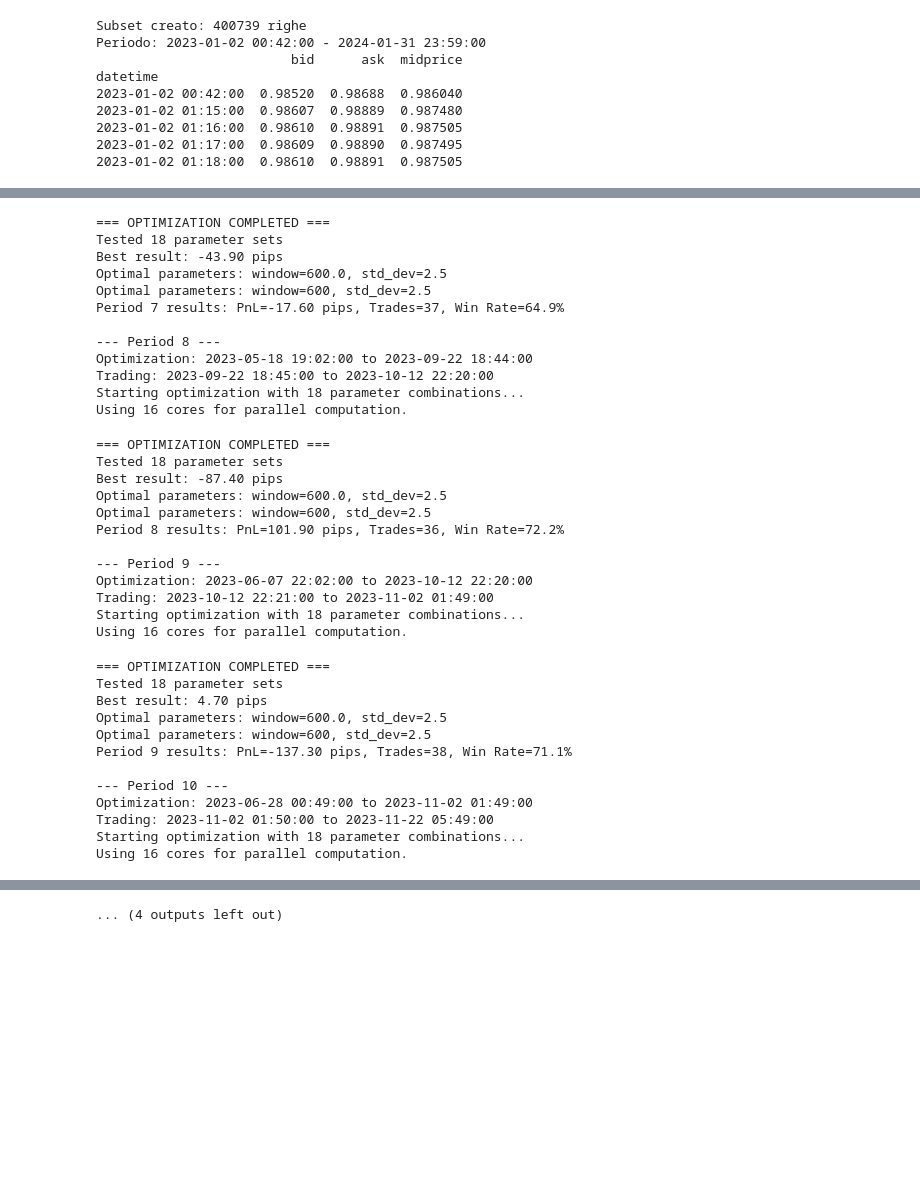
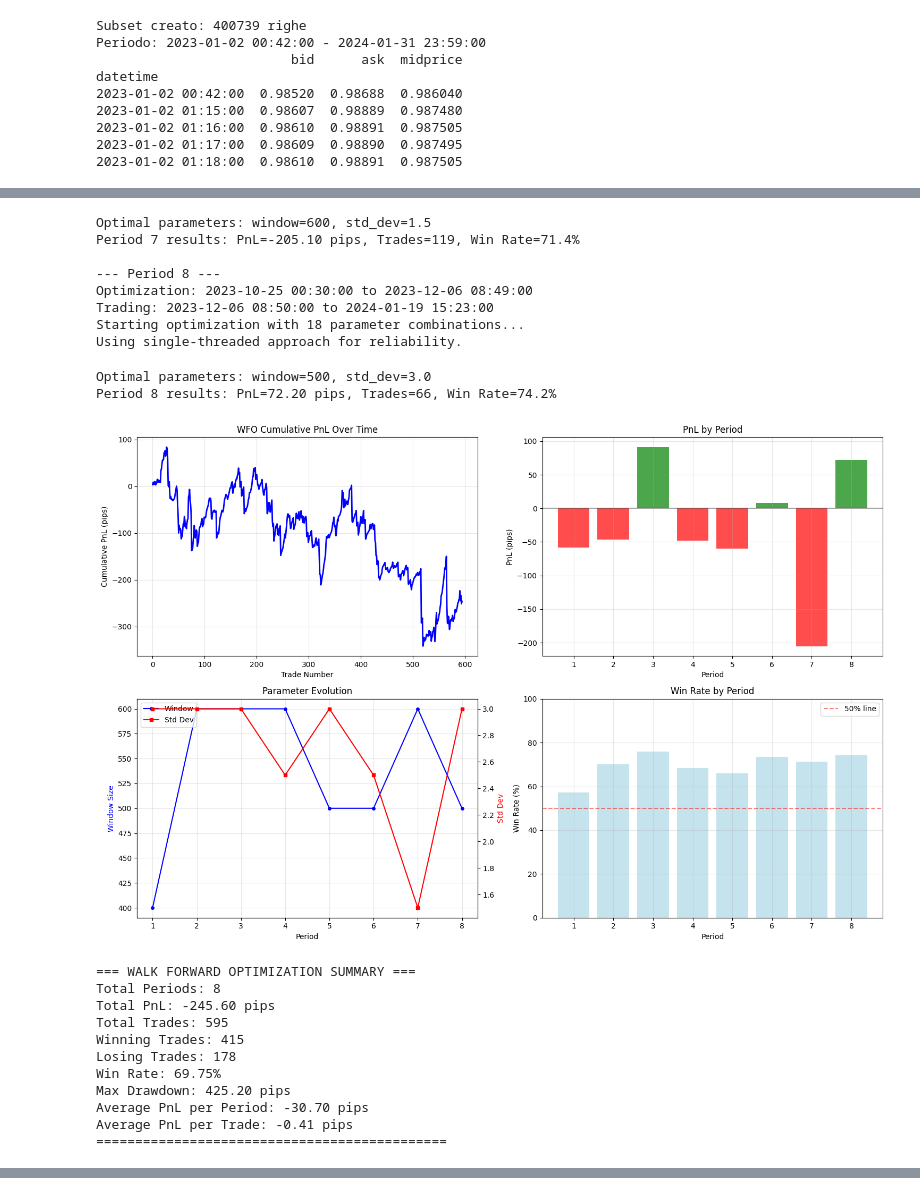
Before and after one commit to edoardoCame/bollingerBands, a Jupyter notebook: notebooks/backtester/example_usage.ipynb, the cells around one changed output, grey strips where cells are left out. Drawn from its saved outputs; the diff is of its cells as text; code cells hidden in the pictures; blank space fills up the shorter version.

Commit message:
Implement code changes to enhance functionality and improve performance

```diff
--- a/notebooks/backtester/example_usage.ipynb
+++ b/notebooks/backtester/example_usage.ipynb
@@ -336,7 +336,25 @@ datetime
 2023-01-02 01:17:00  0.98609  0.98890  0.987495
 2023-01-02 01:18:00  0.98610  0.98891  0.987505
 # %%
-# Importa le funzioni di Walk Forward Optimization dal modulo dedicato
+# Force reload of the modules to ensure latest changes are loaded
+import importlib
+import sys
+
+# Reload all backtester modules
+modules_to_reload = [
+    'modules.backtester.walk_forward',
+    'modules.backtester.backtest_engine',
+    'modules.backtester.indicators',
+    'modules.backtester.data_loader',
+    'modules.backtester.visualization',
+    'modules.backtester.utils'
+]
+
+for module_name in modules_to_reload:
+    if module_name in sys.modules:
+        importlib.reload(sys.modules[module_name])
+
+# Re-import the walk forward functions with the fixes
 from modules.backtester.walk_forward import walk_forward_optimization, plot_wfo_results
 
 # Execute Walk Forward Optimization with proper error handling
@@ -344,8 +362,8 @@ try:
     print("Starting Walk Forward Optimization...")
     wfo_results = walk_forward_optimization(
         minute_data=subset_df,
-        lookback_days=90,  # Use 90 days of data for optimization
-        optimization_interval_days=14,  # Re-optimize every 14 days
+        lookback_days=30,  # Use 30 days of data for optimization
+        optimization_interval_days=30,  # Re-optimize every 30 days
         window_start=400,
         window_stop=600,
         window_step=100,
@@ -360,6 +378,8 @@ try:
 
 except Exception as e:
     print(f"Error during Walk Forward Optimization: {e}")
+    import traceback
+    traceback.print_exc()
     print("Please check your data and parameters.")
 # %% [output]
 Starting Walk Forward Optimization...
@@ -448,36 +444,22 @@ Using 16 cores for parallel computation.
-=== OPTIMIZATION COMPLETED ===
-Tested 18 parameter sets
-Best result: -43.90 pips
-Optimal parameters: window=600.0, std_dev=2.5
-Optimal parameters: window=600, std_dev=2.5
-Period 7 results: PnL=-17.60 pips, Trades=37, Win Rate=64.9%
+Optimal parameters: window=600, std_dev=1.5
+Period 7 results: PnL=-205.10 pips, Trades=119, Win Rate=71.4%
 
 --- Period 8 ---
-Optimization: 2023-05-18 19:02:00 to 2023-09-22 18:44:00
-Trading: 2023-09-22 18:45:00 to 2023-10-12 22:20:00
+Optimization: 2023-10-25 00:30:00 to 2023-12-06 08:49:00
+Trading: 2023-12-06 08:50:00 to 2024-01-19 15:23:00
 Starting optimization with 18 parameter combinations...
-Using 16 cores for parallel computation.
+Using single-threaded approach for reliability.
-=== OPTIMIZATION COMPLETED ===
-Tested 18 parameter sets
-Best result: -87.40 pips
-Optimal parameters: window=600.0, std_dev=2.5
-Optimal parameters: window=600, std_dev=2.5
-Period 8 results: PnL=101.90 pips, Trades=36, Win Rate=72.2%
-
---- Period 9 ---
-Optimization: 2023-06-07 22:02:00 to 2023-10-12 22:20:00
-Trading: 2023-10-12 22:21:00 to 2023-11-02 01:49:00
-Starting optimization with 18 parameter combinations...
-Using 16 cores for parallel computation.
+Optimal parameters: window=500, std_dev=3.0
+Period 8 results: PnL=72.20 pips, Trades=66, Win Rate=74.2%
+[figure, added]
-=== OPTIMIZATION COMPLETED ===
-Tested 18 parameter sets
-Best result: 4.70 pips
-Optimal parameters: window=600.0, std_dev=2.5
-Optimal parameters: window=600, std_dev=2.5
-Period 9 results: PnL=-137.30 pips, Trades=38, Win Rate=71.1%
-
---- Period 10 ---
-Optimization: 2023-06-28 00:49:00 to 2023-11-02 01:49:00
-Trading: 2023-11-02 01:50:00 to 2023-11-22 05:49:00
-Starting optimization with 18 parameter combinations...
-Using 16 cores for parallel computation.
+=== WALK FORWARD OPTIMIZATION SUMMARY ===
+Total Periods: 8
+Total PnL: -245.60 pips
+Total Trades: 595
+Winning Trades: 415
+Losing Trades: 178
+Win Rate: 69.75%
+Max Drawdown: 425.20 pips
+Average PnL per Period: -30.70 pips
+Average PnL per Trade: -0.41 pips
+=============================================
@@ -508 +465,0 @@ Using 16 cores for parallel computation.
-... (4 outputs left out)
```
Also changed, not shown: parts of 1 cell of this notebook, 2 other files.
